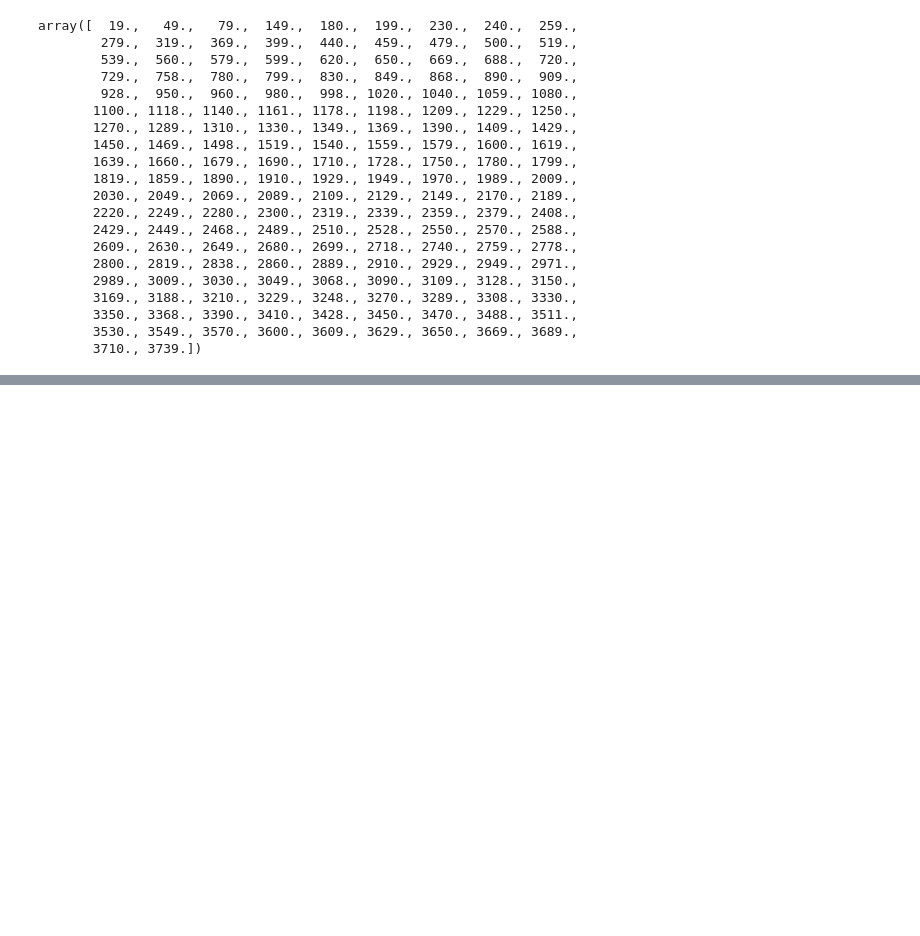
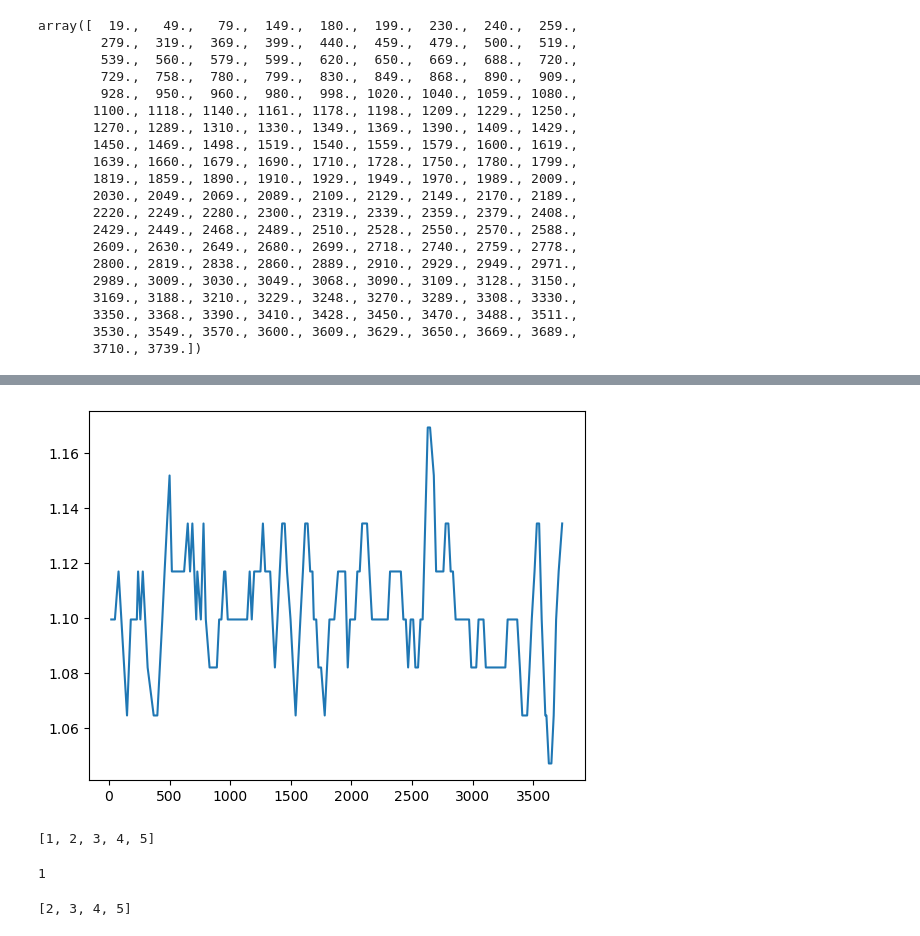
Before and after one commit to cnburger/AIS_KalmanFilter, a Jupyter notebook: Time Sampling.ipynb, the cells around one changed output, grey strips where cells are left out. Saved outputs shown, nothing was run; the diff lists cells and outputs as text; code cells hidden in the pictures; blank space fills up the shorter version.

```diff
--- a/Time Sampling.ipynb
+++ b/Time Sampling.ipynb
@@ -560,0 +676,5 @@ from sklearn.linear_model import LinearRegression
+# %%
+plt.plot(time,course)
+plt.show()
+# %% [output]
+[figure, added]
@@ -561,3 +688,15 @@ from sklearn.linear_model import LinearRegression
+# %%
+predict_list
+# %% [output]
+[1, 2, 3, 4, 5]
+# %%
+predict_list.pop(0) #remove 1st obj
+# %% [output]
+1
+# %%
+predict_list
+# %% [output]
+[2, 3, 4, 5]
 # %%
 counter_sec = 0 #counting the entries
 time = df_mmsi['datetimestamp'].values.astype(int) #exctracting time as an array
```
Also changed, not shown: parts of 7 cells of this notebook.
